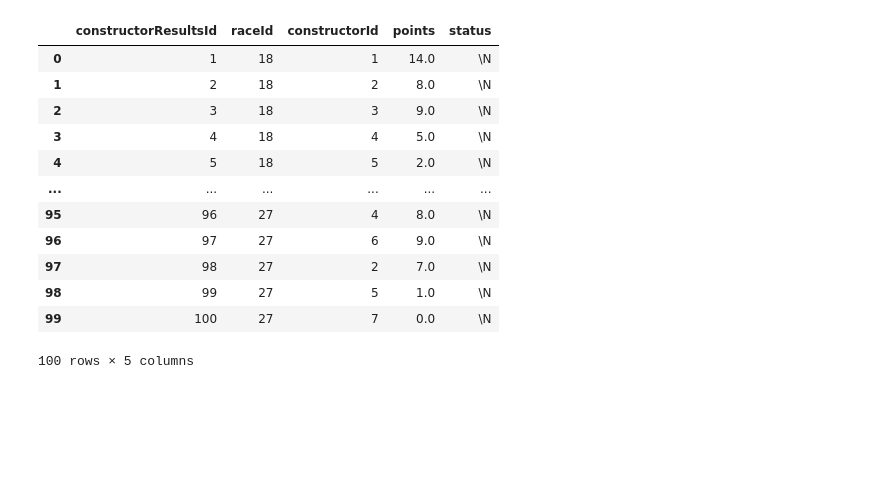
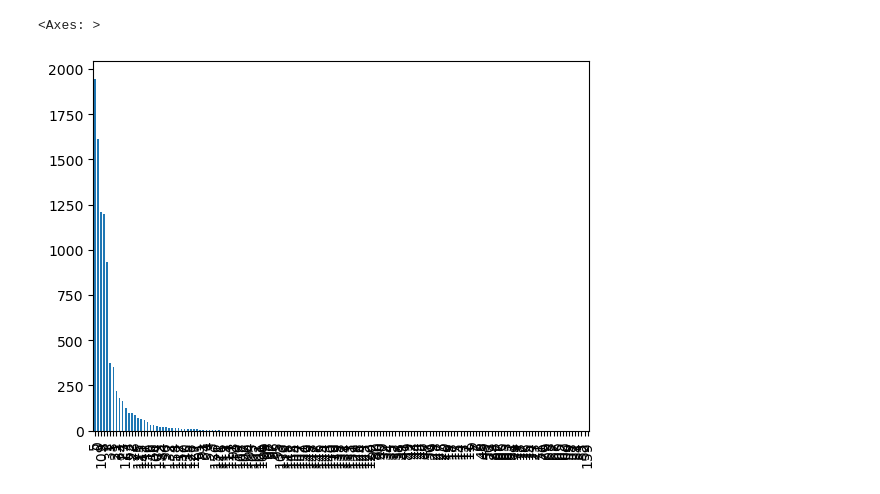
Before and after one commit to Ntorres95/F1_Analysis, a Jupyter notebook: F1.ipynb, the cells around one changed output. Drawn from its saved outputs; the diff is of its cells as text; code cells hidden in the pictures; blank space fills up the shorter version.

Commit message:
Cleaned up some of the data and started visualizing some of it.

```diff
--- a/F1.ipynb
+++ b/F1.ipynb
@@ -28,17 +30,0 @@ constructor_results_df = pd.read_csv(constructor_results_file_path)
-# %%
-# Sanity check / Print the constructor results DF
-constructor_results_df.head(100)
-# %% [output]
-|  | constructorResultsId | raceId | constructorId | points | status |
-| 0 | 1 | 18 | 1 | 14.0 | \N |
-| 1 | 2 | 18 | 2 | 8.0 | \N |
-| 2 | 3 | 18 | 3 | 9.0 | \N |
-| 3 | 4 | 18 | 4 | 5.0 | \N |
-| 4 | 5 | 18 | 5 | 2.0 | \N |
-| ... | ... | ... | ... | ... | ... |
-| 95 | 96 | 27 | 4 | 8.0 | \N |
-| 96 | 97 | 27 | 6 | 9.0 | \N |
-| 97 | 98 | 27 | 2 | 7.0 | \N |
-| 98 | 99 | 27 | 5 | 1.0 | \N |
-| 99 | 100 | 27 | 7 | 0.0 | \N |
-100 rows × 5 columns
@@ -63,3 +31,59 @@ constructors_df = pd.read_csv(constructors_file_path)
+# %%
+# Declare the file path for the constructor_standings CSV
+constructor_standings_file_path = '/Users/noetorres/Desktop/archive/constructor_standings.csv'
+
+# Import the constructor_standings data
+constructor_standings_df = pd.read_csv(constructor_standings_file_path)
+
+# Sanity check / Print the constructor standings DF
+# constructor_standings_df.head()
+
+# Drop the unnecessary columns
+columns_to_drop = ['constructorStandingsId', 'raceId', 'points', 'position', 'positionText']
+con_wins_df = constructor_standings_df.drop(columns=columns_to_drop, axis=1)
+
+# sanity check
+# con_wins_df.head()
+
+# group by the constructor id and sum all the victories
+grouped_con_wins_df = con_wins_df.groupby('constructorId').sum()
+
+#sanity check / print the table
+# grouped_con_wins_df.head()
+
+# Declare the file path for the constructors CSV
+constructors_file_path = '/Users/noetorres/Desktop/archive/constructors.csv'
+
+# Import the constructors data
+constructors_df = pd.read_csv(constructors_file_path)
+
+# Sanity check / Print the constructor standings DF
+# constructors_df.head(200)
+
+# Remove the uneccessary columns
+columns_to_drop = ['constructorRef', 'nationality', 'url']
+constructors_df = constructors_df.drop(columns=columns_to_drop, axis=1)
+
+# sanity check
+# constructors_df.head()
+
+# merge groupegrouped_con_wins_df and constructors_df by the constructorId
+merged_con_wins_df = grouped_con_wins_df.merge(constructors_df, on='constructorId')
+
+# sanity check
+# merged_con_wins_df.head()
+
+#sort by descending wins
+sorted_con_wins_df = merged_con_wins_df.sort_values(by='wins', ascending=False)
+
+#sanity check
+sorted_con_wins_df.head()
+
+#create a bar chart to visualize the wins for each constructor
+sorted_con_wins_df['wins'].plot(kind='bar')
+# %% [output]
+<Axes: >
+[figure, added]
 # %%
 # Declare the file path for the driver_standings CSV
 driver_standings_file_path = '/Users/noetorres/Desktop/archive/driver_standings.csv'
```
Also changed, not shown: parts of 8 cells of this notebook.
